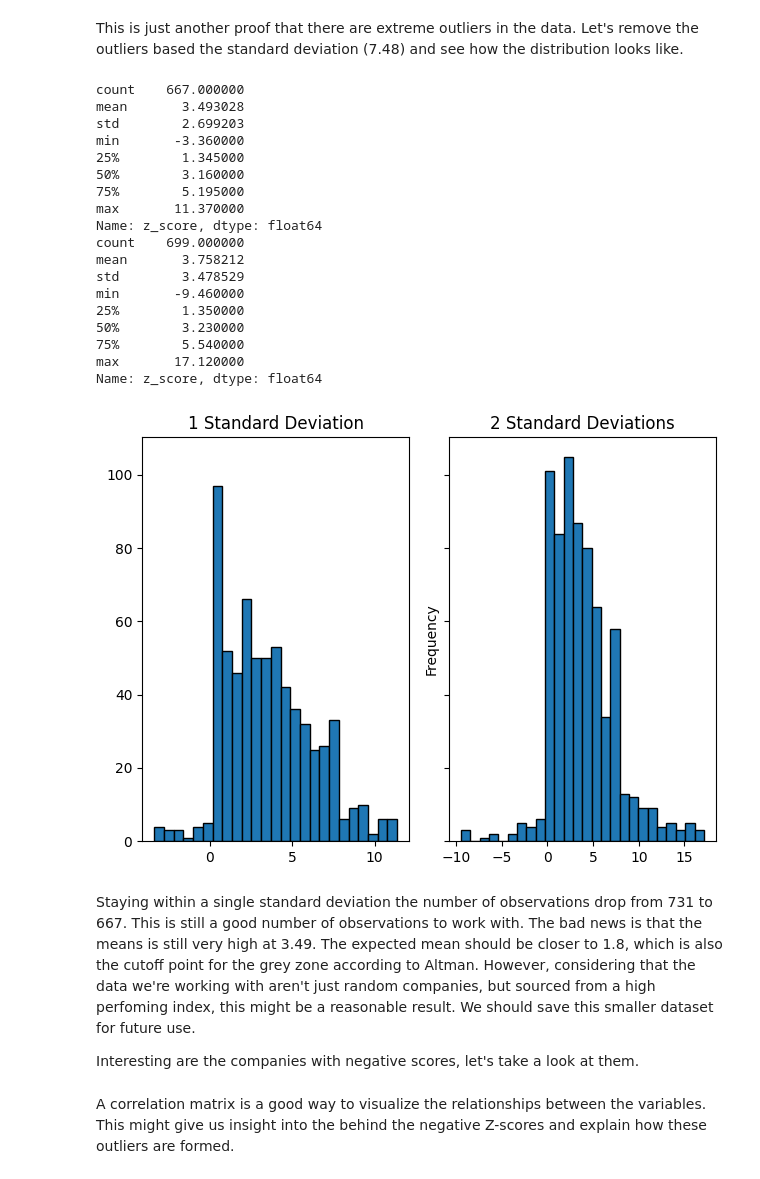
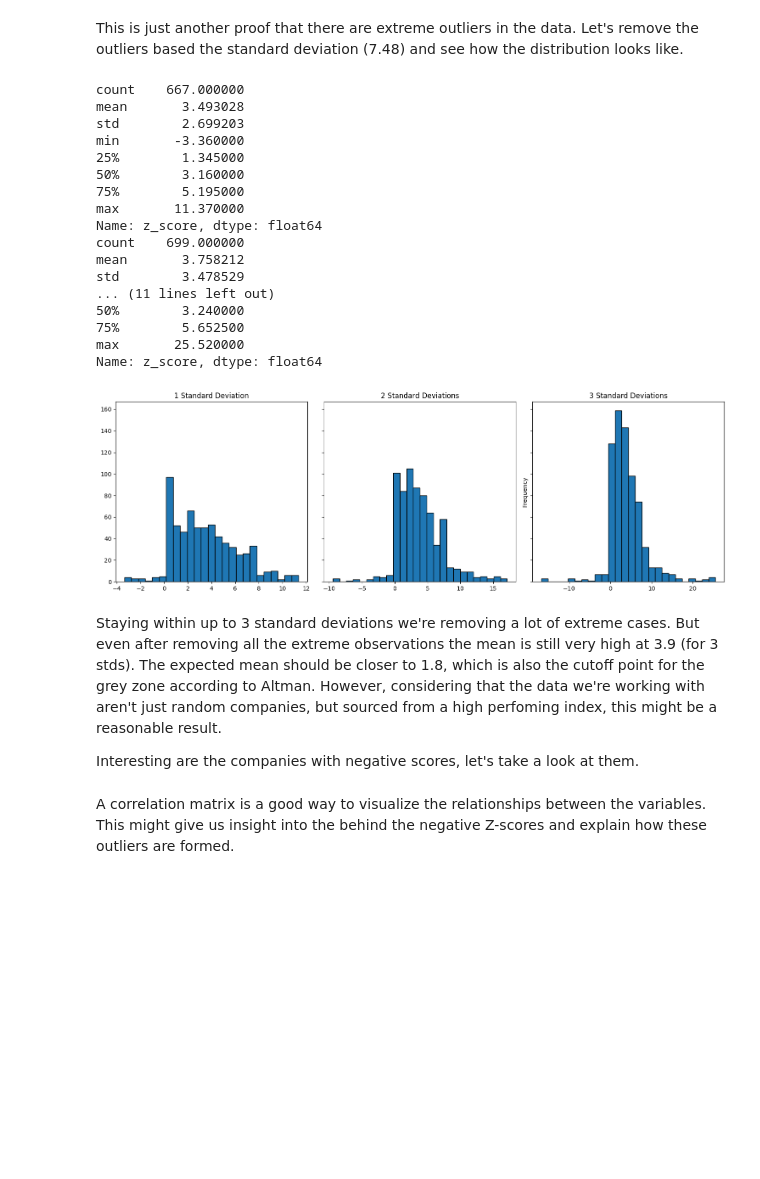
Before and after one commit to quityQ/bachelor, a Jupyter notebook: analysis.ipynb, the cells around one changed output. Cells and saved outputs as stored; diff of their text form; code cells hidden in the pictures; blank space fills up the shorter version.

Commit message:
some more analysis

```diff
--- a/analysis.ipynb
+++ b/analysis.ipynb
@@ -43,12 +43,12 @@ We see that the dataset has a large number of features. Most of them numerical.
 Calcualte the Altman-Z score for each observation (where possible)
 and show the top and bottom 5 companies based on the Altman-Z score
 # %%
-df["z_score"] = 1.2*(df["totalCurrentAssets"]/df["totalAssets"]) + 1.4*df["retainedEarnings"]/df["totalAssets"] + 3.3 * (df["ebitda"]-df["depreciationAndAmortization_income_statement"])/df["totalAssets"] + 0.6*df["marketcap"] / df["totalLiabilities"] + 0.999*df["revenue"]/df["totalAssets"]
-df["z_score"] = df["z_score"].round(2)
-df.dropna(subset=['z_score'], inplace=True)
+df_zscore = df.copy()
+df_zscore["z_score"] = 1.2*(df["totalCurrentAssets"]/df["totalAssets"]) + 1.4*df["retainedEarnings"]/df["totalAssets"] + 3.3 * (df["ebitda"]-df["depreciationAndAmortization_income_statement"])/df["totalAssets"] + 0.6*df["marketcap"] / df["totalLiabilities"] + 0.999*df["revenue"]/df["totalAssets"]
+df_zscore["z_score"] = df_zscore["z_score"].round(2)
+df_zscore.dropna(subset=['z_score'], inplace=True)
 
-df_zscore_analysis = df[['symbol', 'year', 'z_score', 'distressed', 'totalCurrentAssets', 'totalAssets', 'retainedEarnings', 'ebitda', 'depreciationAndAmortization_income_statement', 'totalLiabilities', 'marketcap', 'revenue']]
-df_zscore_print = df[['symbol', 'year', 'z_score', 'distressed']]
+df_zscore_print = df_zscore[['symbol', 'year', 'z_score', 'distressed']]
 print(df_zscore_print.sort_values(by=['z_score'], ascending=False).head(10))
 print(df_zscore_print.sort_values(by=['z_score'], ascending=True).head(10))
 # %% [output]
@@ -123,49 +123,48 @@ Let's remove the outliers based the standard deviation (7.48) and see how the di
 std = 7.48
 mean = 4.03
 
-df_1std = df.where((df['z_score'] >= mean - std) & (df['z_score'] <= mean + std)).dropna()
-df_2std = df.where((df['z_score'] >= mean - 2*std) & (df['z_score'] <= mean + 2*std)).dropna()
-df_3std = df.where((df['z_score'] >= mean - 3*std) & (df['z_score'] <= mean + 3*std)).dropna()
+df_1std = df_zscore.where((df_zscore['z_score'] >= mean - std) & (df_zscore['z_score'] <= mean + std)).dropna()
+df_2std = df_zscore.where((df_zscore['z_score'] >= mean - 2*std) & (df_zscore['z_score'] <= mean + 2*std)).dropna()
+df_3std = df_zscore.where((df_zscore['z_score'] >= mean - 3*std) & (df_zscore['z_score'] <= mean + 3*std)).dropna()
 
 print(df_1std['z_score'].describe())
 print(df_2std['z_score'].describe())
 print(df_3std['z_score'].describe())
 
 bins1 = int(math.sqrt(len(df_1std.index)))
 bins2 = int(math.sqrt(len(df_2std.index)))
 bins3 = int(math.sqrt(len(df_3std.index)))
 
-fig, axs = plt.subplots(1, 3, sharey=True, tight_layout=True)
+fig, axs = plt.subplots(1, 3, sharey=True, tight_layout=False, figsize=(15, 5))
 plt.ylabel('Frequency')
 axs[0].hist(df_1std['z_score'], bins=bins1, edgecolor='black')
 axs[0].set_title('1 Standard Deviation')
 axs[1].hist(df_2std['z_score'], bins=bins2, edgecolor='black')
 axs[1].set_title('2 Standard Deviations')
 axs[2].hist(df_3std['z_score'], bins=bins3, edgecolor='black')
 axs[2].set_title('3 Standard Deviations')
 plt.show()
 # %% [output]
 count    667.000000
 mean       3.493028
 std        2.699203
 min       -3.360000
 25%        1.345000
 50%        3.160000
 75%        5.195000
 max       11.370000
 Name: z_score, dtype: float64
 count    699.000000
 mean       3.758212
 std        3.478529
-min       -9.460000
-25%        1.350000
-50%        3.230000
-75%        5.540000
-max       17.120000
+... (11 lines left out)
+50%        3.240000
+75%        5.652500
+max       25.520000
 Name: z_score, dtype: float64
-[figure, old version]
+[figure, new version]
 # %% [markdown]
-Staying within a single standard deviation the number of observations drop from 731 to 667. This is still a good number of observations to work with.
-The bad news is that the means is still very high at 3.49. The expected mean should be closer to 1.8, which is also the cutoff point for the grey zone according to Altman. However, considering that the data we're working with aren't just random companies, but sourced from a high perfoming index, this might be a reasonable result. We should save this smaller dataset for future use.
+Staying within up to 3 standard deviations we're removing a lot of extreme cases.
+But even after removing all the extreme observations the mean is still very high at 3.9 (for 3 stds). The expected mean should be closer to 1.8, which is also the cutoff point for the grey zone according to Altman. However, considering that the data we're working with aren't just random companies, but sourced from a high perfoming index, this might be a reasonable result.
 
 Interesting are the companies with negative scores, let's take a look at them.
```
Also changed, not shown: parts of 4 cells of this notebook, 3 other files.
